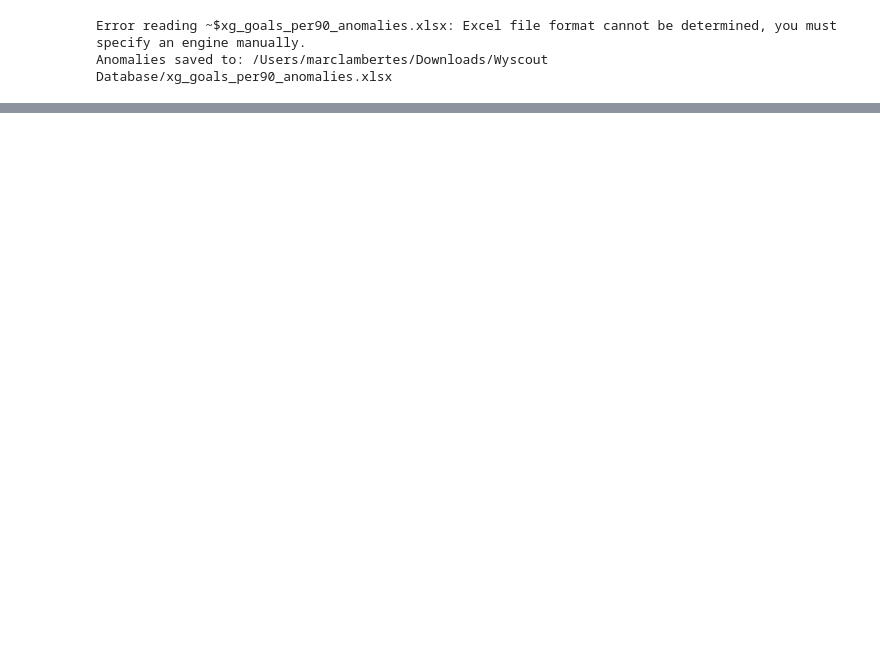
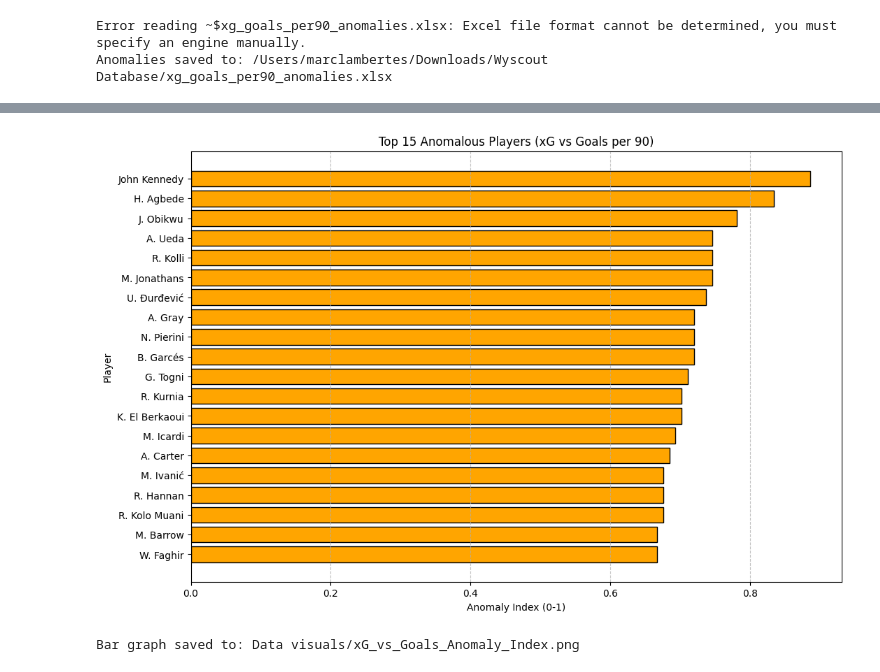
Before and after one commit to marclamberts/football-analysis, a Jupyter notebook: Python/Anomalies scouting - 2025.ipynb, the cells around one changed output, grey strips where cells are left out. Saved outputs shown, nothing was run; the diff lists cells and outputs as text; code cells hidden in the pictures; blank space fills up the shorter version.

```diff
--- a/Python/Anomalies scouting - 2025.ipynb
+++ b/Python/Anomalies scouting - 2025.ipynb
@@ -96,7 +96,27 @@ ax.set_title('Anomalies in data: Goals per 90 vs xG per 90\nPosition: CF | Min.
 ax.legend()
 ax.grid(True)
 plt.tight_layout()
+# Save the plot as a PNG file
+output_path = "Data visuals/xG_vs_Goals_Anomalies.png"  # Update path as needed
+plt.savefig(output_path, dpi=300, bbox_inches='tight')
 
+from sklearn.preprocessing import MinMaxScaler
+
+# Scale Anomaly Score between 0 and 1
+scaler = MinMaxScaler(feature_range=(0, 1))
+df_analysis['Anomaly Index'] = scaler.fit_transform(df_analysis[['Anomaly Score']])
+
+# Apply the same scaling to anomalies
+anomalies['Anomaly Index'] = scaler.transform(anomalies[['Anomaly Score']])
+
+# Save anomalies with Anomaly Index to CSV
+anomaly_list_path = "Data visuals/xG_vs_Goals_Anomalies_List.xlsx"
+anomalies[['Player', 'Team', 'xG per 90', 'Goals per 90', 'Anomaly Score', 'Anomaly Index']].to_excel(anomaly_list_path, index=False)
+
+print(f"Anomaly list saved to: {anomaly_list_path}")
+
+
+print(f"Plot saved to: {output_path}")
 # Show the plot
 plt.show()
 # %% [output]
@@ -103 +130,31 @@ plt.show()
 [figure]
+# %%
+import matplotlib.pyplot as plt
+
+# Sort anomalies by highest Anomaly Index
+top_anomalies = anomalies.sort_values(by='Anomaly Index', ascending=False).head(20)  # Top 15 anomalies
+
+# Create figure
+plt.figure(figsize=(12, 8))
+
+# Bar graph
+plt.barh(top_anomalies['Player'], top_anomalies['Anomaly Index'], color='orange', edgecolor='black')
+
+# Labels & Titles
+plt.xlabel('Anomaly Index (0-1)')
+plt.ylabel('Player')
+plt.title('Top 15 Anomalous Players (xG vs Goals per 90)')
+plt.gca().invert_yaxis()  # Highest value at the top
+plt.grid(axis='x', linestyle='--', alpha=0.7)
+
+# Save the plot
+bar_chart_path = "Data visuals/xG_vs_Goals_Anomaly_Index.png"
+plt.savefig(bar_chart_path, dpi=300, bbox_inches='tight')
+
+# Show the plot
+plt.show()
+
+print(f"Bar graph saved to: {bar_chart_path}")
+# %% [output]
+[figure, added]
+Bar graph saved to: Data visuals/xG_vs_Goals_Anomaly_Index.png
```
Also changed, not shown: parts of 1 cell of this notebook, 3 other files.
